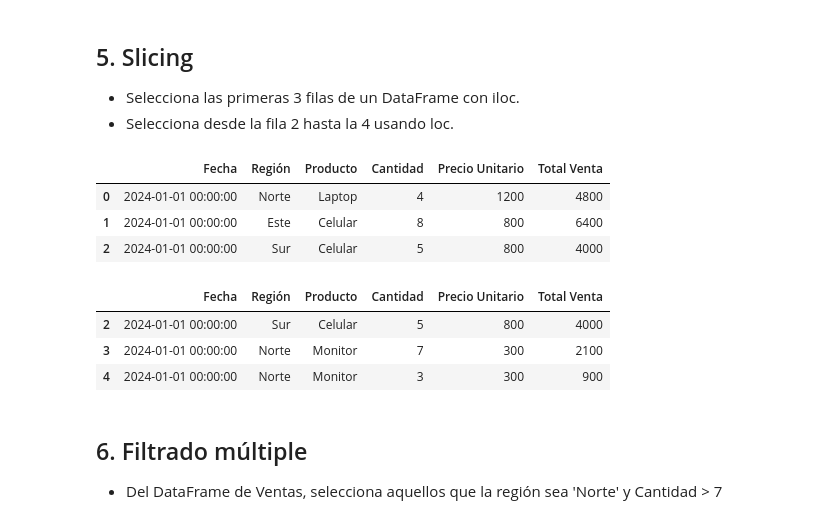
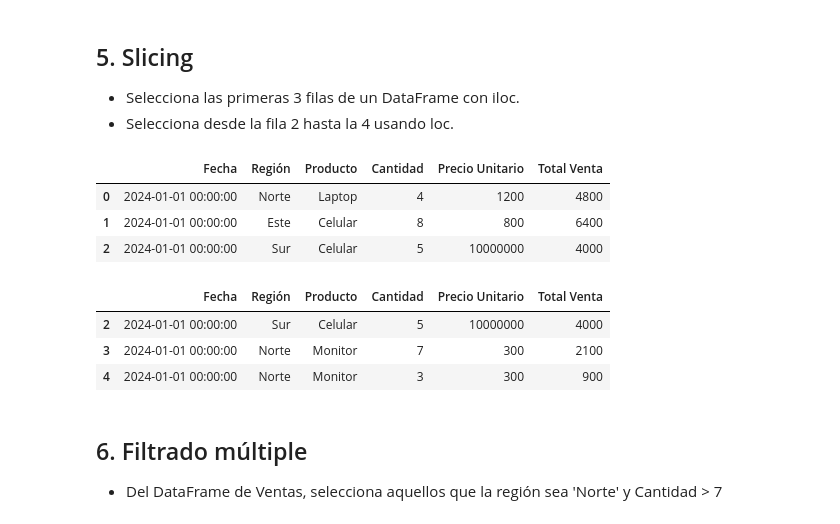
Before and after one commit to augusto-zimmermann/LABO-2, a Jupyter notebook: Practicas_LABO2.ipynb, the cells around one changed output. Saved outputs shown, nothing was run; the diff lists cells and outputs as text; code cells hidden in the pictures.

```diff
--- a/Practicas_LABO2.ipynb
+++ b/Practicas_LABO2.ipynb
@@ -1117,8 +1112,3 @@ display(df_csv.head())  # Muestra las primeras 5 filas del DataFrame
 ## 4. Acceso y selección
 - Con un DataFrame de ventas selecciona todas las filas donde 'Cantidad' sea mayor a 10.
 - Usa loc para modificar el precio de un producto específico.
-# %%
-import pandas as pd
-
-df_csv = pd.read_csv("ventas_empresa.csv")
-df_csv[df_csv['Cantidad'] > 10]
@@ -1146,17 +1151,15 @@ display(df_csv)
 - Selecciona las primeras 3 filas de un DataFrame con iloc.
 - Selecciona desde la fila 2 hasta la 4 usando loc.
 # %%
-import pandas as pd
-df_csv = pd.read_csv("ventas_empresa.csv")
 display(df_csv.iloc[:3])
 display(df_csv.loc[2:4])
 # %% [output]
 |  | Fecha | Región | Producto | Cantidad | Precio Unitario | Total Venta |
 | 0 | 2024-01-01 00:00:00 | Norte | Laptop | 4 | 1200 | 4800 |
 | 1 | 2024-01-01 00:00:00 | Este | Celular | 8 | 800 | 6400 |
-| 2 | 2024-01-01 00:00:00 | Sur | Celular | 5 | 800 | 4000 |
+| 2 | 2024-01-01 00:00:00 | Sur | Celular | 5 | 10000000 | 4000 |
 |  | Fecha | Región | Producto | Cantidad | Precio Unitario | Total Venta |
-| 2 | 2024-01-01 00:00:00 | Sur | Celular | 5 | 800 | 4000 |
+| 2 | 2024-01-01 00:00:00 | Sur | Celular | 5 | 10000000 | 4000 |
 | 3 | 2024-01-01 00:00:00 | Norte | Monitor | 7 | 300 | 2100 |
 | 4 | 2024-01-01 00:00:00 | Norte | Monitor | 3 | 300 | 900 |
 # %% [markdown]
```
Also changed, not shown: parts of 17 cells of this notebook.
